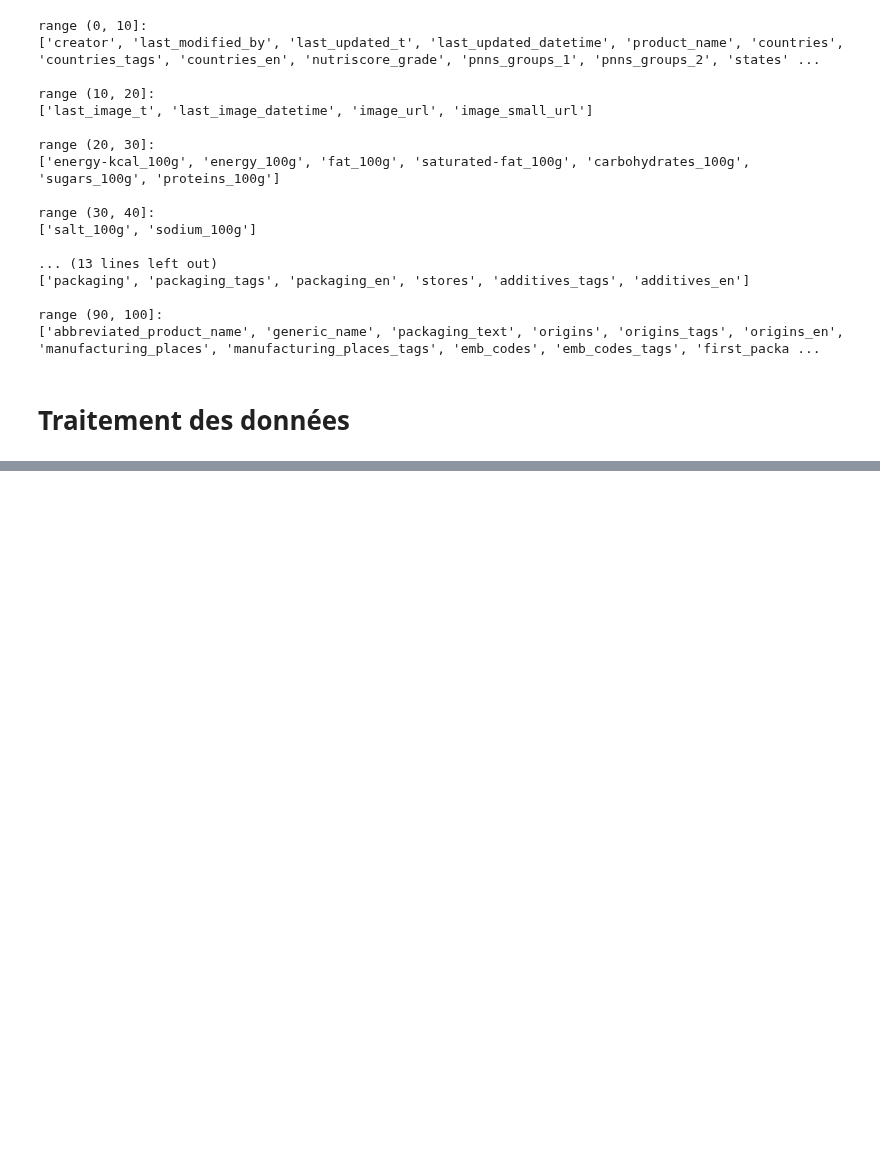
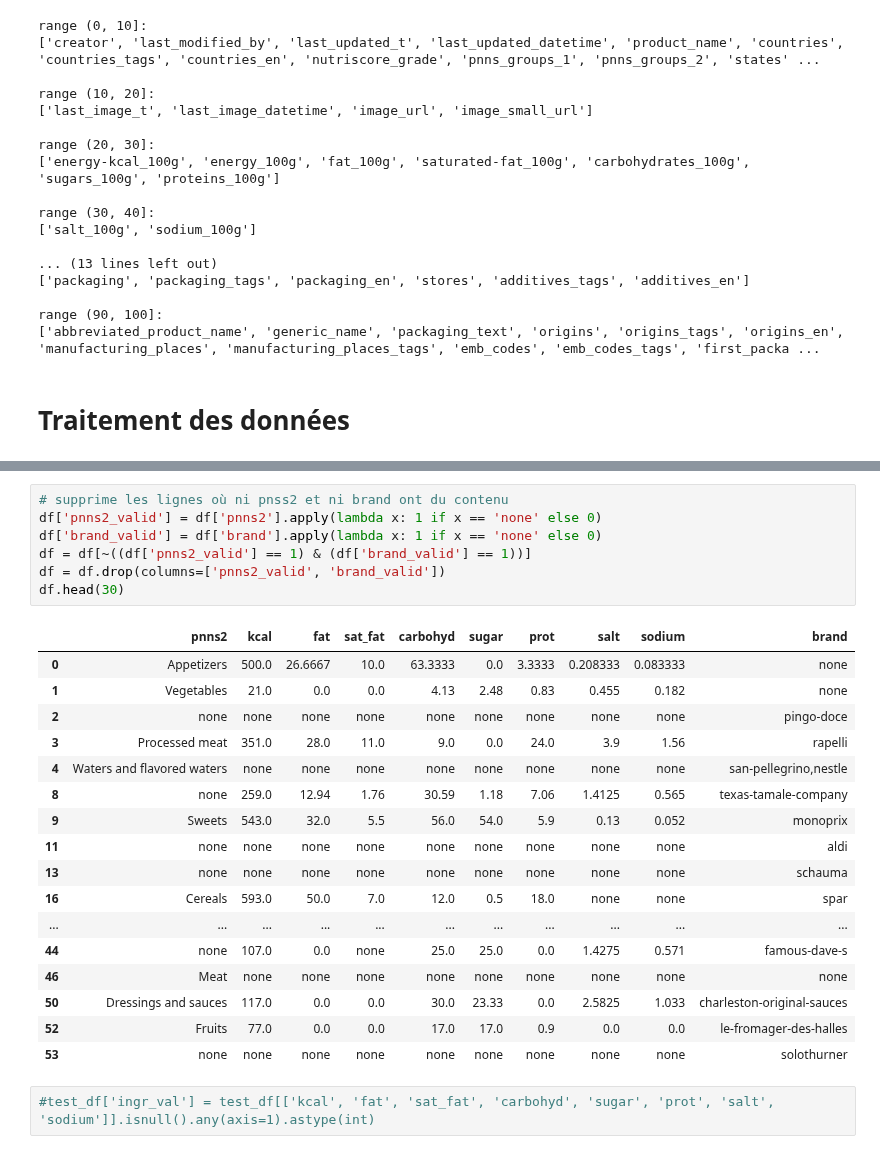
Before and after one commit to CarolusIntelligence/green_ia, a Jupyter notebook: cch/pre_processing_v0.7.ipynb, the cells around one changed output, grey strips where cells are left out. Drawn from its saved outputs; the diff is of its cells as text; blank space fills up the shorter version.

```diff
--- a/cch/pre_processing_v0.7.ipynb
+++ b/cch/pre_processing_v0.7.ipynb
@@ -152,2 +157,29 @@ cat_df.tail(3)
+# %%
+# supprime les lignes où ni pnss2 et ni brand ont du contenu
+df['pnns2_valid'] = df['pnns2'].apply(lambda x: 1 if x == 'none' else 0)
+df['brand_valid'] = df['brand'].apply(lambda x: 1 if x == 'none' else 0)
+df = df[~((df['pnns2_valid'] == 1) & (df['brand_valid'] == 1))]
+df = df.drop(columns=['pnns2_valid', 'brand_valid'])
+df.head(30)
+# %% [output]
+|  | pnns2 | kcal | fat | sat_fat | carbohyd | sugar | prot | salt | sodium | brand |
+| 0 | Appetizers | 500.0 | 26.6667 | 10.0 | 63.3333 | 0.0 | 3.3333 | 0.208333 | 0.083333 | none |
+| 1 | Vegetables | 21.0 | 0.0 | 0.0 | 4.13 | 2.48 | 0.83 | 0.455 | 0.182 | none |
+| 2 | none | none | none | none | none | none | none | none | none | pingo-doce |
+| 3 | Processed meat | 351.0 | 28.0 | 11.0 | 9.0 | 0.0 | 24.0 | 3.9 | 1.56 | rapelli |
+| 4 | Waters and flavored waters | none | none | none | none | none | none | none | none | san-pellegrino,nestle |
+| 8 | none | 259.0 | 12.94 | 1.76 | 30.59 | 1.18 | 7.06 | 1.4125 | 0.565 | texas-tamale-company |
+| 9 | Sweets | 543.0 | 32.0 | 5.5 | 56.0 | 54.0 | 5.9 | 0.13 | 0.052 | monoprix |
+| 11 | none | none | none | none | none | none | none | none | none | aldi |
+| 13 | none | none | none | none | none | none | none | none | none | schauma |
+| 16 | Cereals | 593.0 | 50.0 | 7.0 | 12.0 | 0.5 | 18.0 | none | none | spar |
+| ... | ... | ... | ... | ... | ... | ... | ... | ... | ... | ... |
+| 44 | none | 107.0 | 0.0 | none | 25.0 | 25.0 | 0.0 | 1.4275 | 0.571 | famous-dave-s |
+| 46 | Meat | none | none | none | none | none | none | none | none | none |
+| 50 | Dressings and sauces | 117.0 | 0.0 | 0.0 | 30.0 | 23.33 | 0.0 | 2.5825 | 1.033 | charleston-original-sauces |
+| 52 | Fruits | 77.0 | 0.0 | 0.0 | 17.0 | 17.0 | 0.9 | 0.0 | 0.0 | le-fromager-des-halles |
+| 53 | none | none | none | none | none | none | none | none | none | solothurner |
+# %%
+#test_df['ingr_val'] = test_df[['kcal', 'fat', 'sat_fat', 'carbohyd', 'sugar', 'prot', 'salt', 'sodium']].isnull().any(axis=1).astype(int)
 # %%
 # normalisation des données numériques
```
Also changed, not shown: parts of 9 cells of this notebook.
